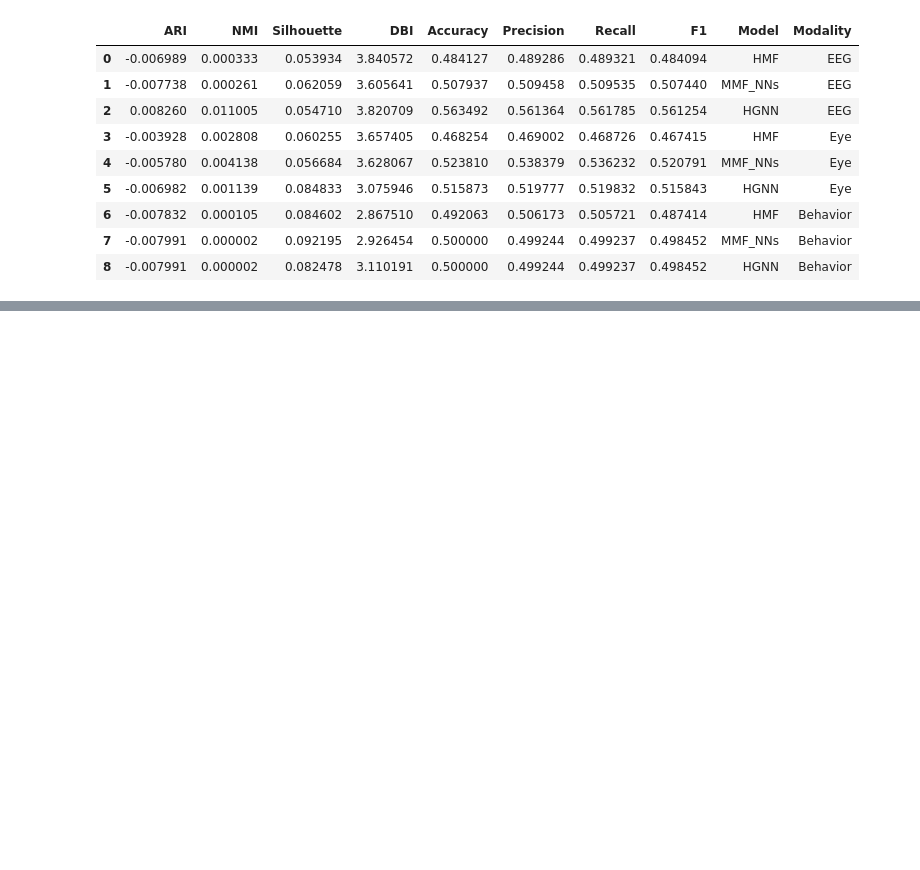
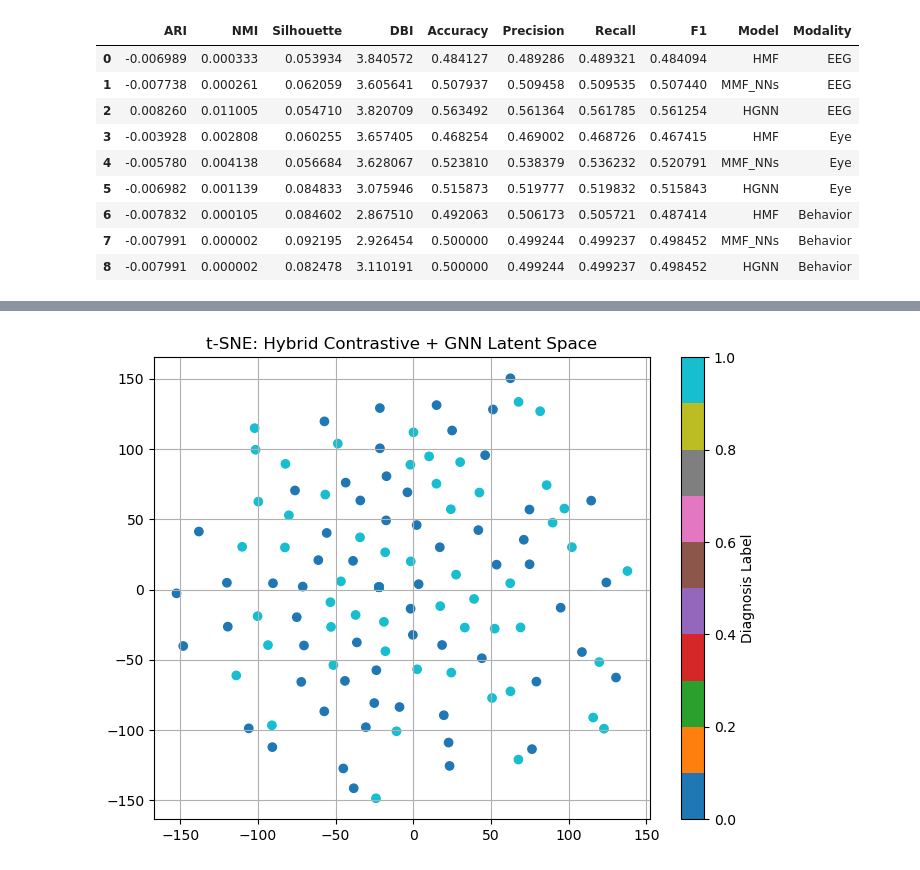
Before and after one commit to AyeshaAnzerBCIT/Multisource, a Jupyter notebook: Fused_Clustering.ipynb, the cells around one changed output, grey strips where cells are left out. Cells and saved outputs as stored; diff of their text form; code cells hidden in the pictures; blank space fills up the shorter version.

```diff
--- a/Fused_Clustering.ipynb
+++ b/Fused_Clustering.ipynb
@@ -2130,0 +2249,17 @@ display(results_df)
+# %%
+#Clustering and evaluation
+from sklearn.cluster import KMeans
+
+kmeans = KMeans(n_clusters=len(np.unique(true_labels)), random_state=42)
+y_pred = kmeans.fit_predict(X_contrastive)
+
+metrics = clustering_metrics(true_labels, y_pred, X_contrastive)
+metrics["Model"] = "ImprovedContrastive_KMeans"
+# %%
+journal_metrics = pd.DataFrame([metrics])[["Model", "ARI", "NMI", "Silhouette", "DBI", "Accuracy", "Precision", "Recall", "F1"]]
+journal_metrics.insert(1, "Fusion", "Contrastive")
+journal_metrics.insert(2, "Method", "KMeans")
+
+with open("journal_clustering_summary.csv", "w") as f:
+    f.write("# Improved Contrastive Fusion | EEG + Eye + Behavioral | KMeans\n")
+    journal_metrics.to_csv(f, index=False)
@@ -2130,0 +2454,13 @@ display(results_df)
+# %%
+from sklearn.manifold import TSNE
+tsne = TSNE(n_components=2)
+X_tsne = tsne.fit_transform(X_gnn)
+
+plt.figure(figsize=(8,6))
+plt.scatter(X_tsne[:, 0], X_tsne[:, 1], c=true_labels, cmap='tab10')
+plt.title("t-SNE: Hybrid Contrastive + GNN Latent Space")
+plt.colorbar(label='Diagnosis Label')
+plt.grid(True)
+plt.show()
+# %% [output]
+[figure, added]
```
Also changed, not shown: parts of 16 cells of this notebook.
